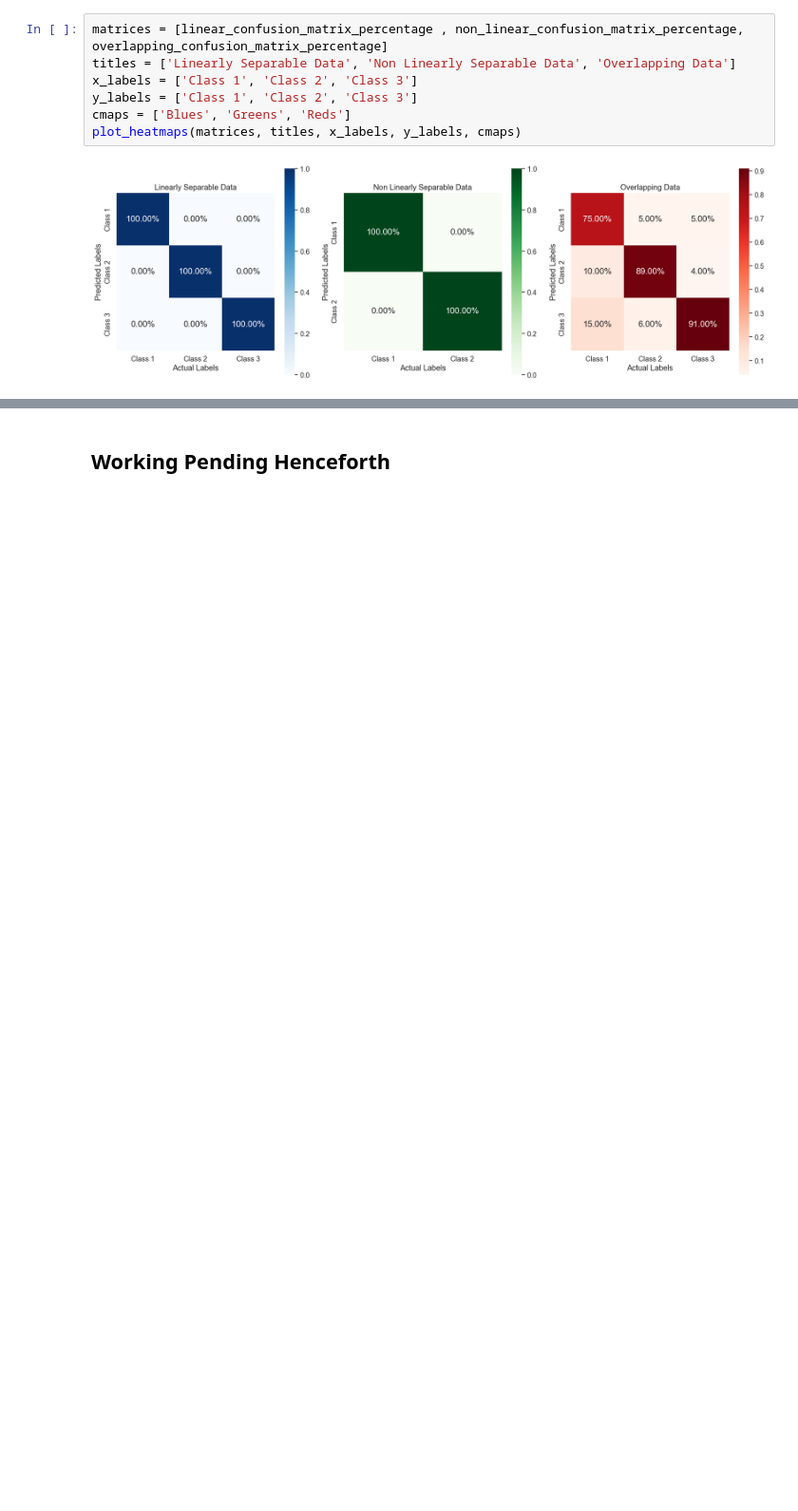
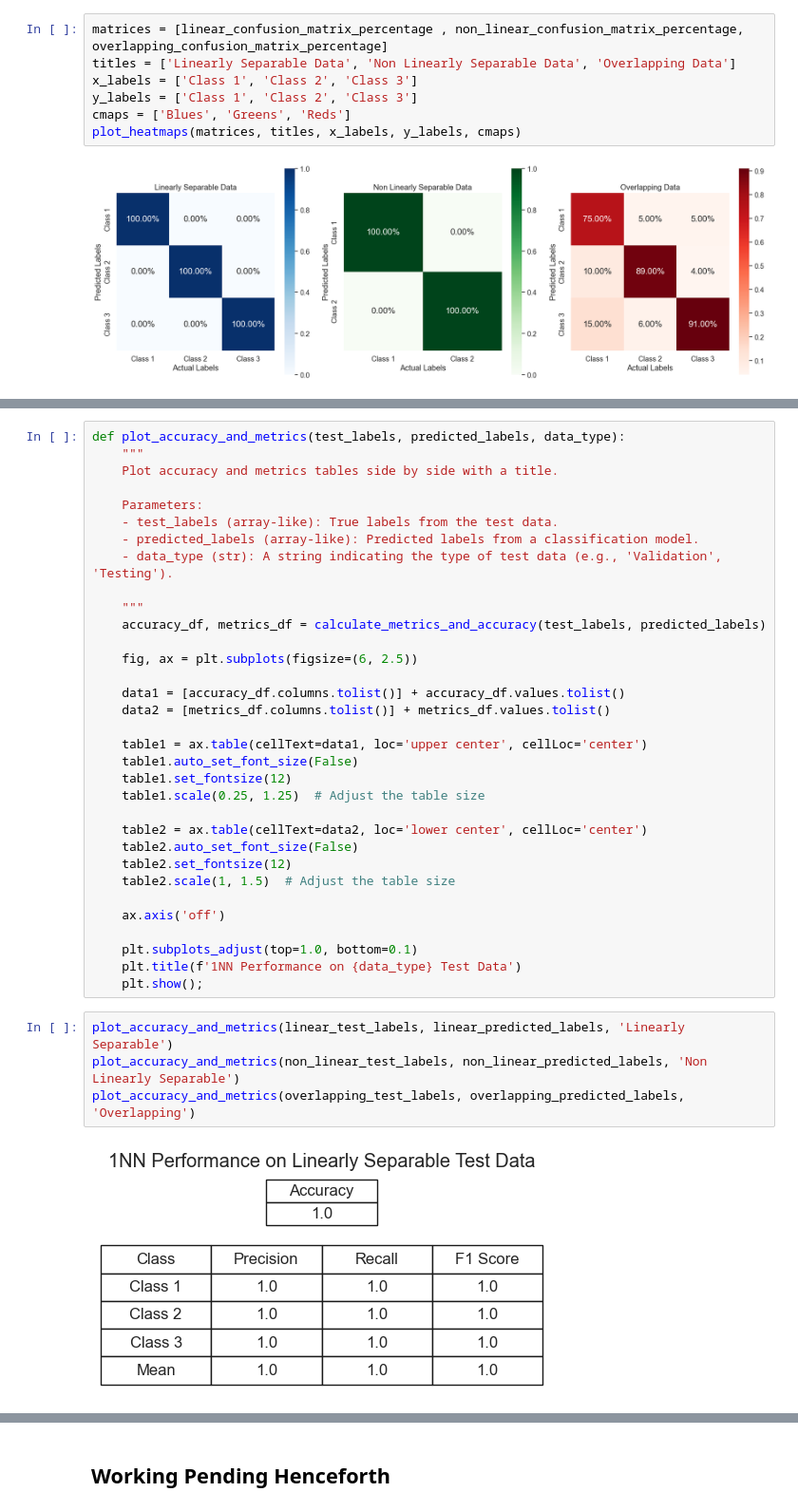
Before and after one commit to darthSoura/IML-Project-1, a Jupyter notebook: 1NN.ipynb, the cells around one changed output, grey strips where cells are left out. Shown at 95% size. Saved outputs shown, nothing was run; the diff lists cells and outputs as text; blank space fills up the shorter version.

```diff
--- a/1NN.ipynb
+++ b/1NN.ipynb
@@ -151,0 +192,39 @@ plot_heatmaps(matrices, titles, x_labels, y_labels, cmaps)
+# %%
+def plot_accuracy_and_metrics(test_labels, predicted_labels, data_type):
+    """
+    Plot accuracy and metrics tables side by side with a title.
+
+    Parameters:
+    - test_labels (array-like): True labels from the test data.
+    - predicted_labels (array-like): Predicted labels from a classification model.
+    - data_type (str): A string indicating the type of test data (e.g., 'Validation', 'Testing').
+
+    """
+    accuracy_df, metrics_df = calculate_metrics_and_accuracy(test_labels, predicted_labels)
+
+    fig, ax = plt.subplots(figsize=(6, 2.5))
+
+    data1 = [accuracy_df.columns.tolist()] + accuracy_df.values.tolist()
+    data2 = [metrics_df.columns.tolist()] + metrics_df.values.tolist()
+
+    table1 = ax.table(cellText=data1, loc='upper center', cellLoc='center')
+    table1.auto_set_font_size(False)
+    table1.set_fontsize(12)
+    table1.scale(0.25, 1.25)  # Adjust the table size
+
+    table2 = ax.table(cellText=data2, loc='lower center', cellLoc='center')
+    table2.auto_set_font_size(False)
+    table2.set_fontsize(12)
+    table2.scale(1, 1.5)  # Adjust the table size
+
+    ax.axis('off')
+
+    plt.subplots_adjust(top=1.0, bottom=0.1)
+    plt.title(f'1NN Performance on {data_type} Test Data')
+    plt.show();
+# %%
+plot_accuracy_and_metrics(linear_test_labels, linear_predicted_labels, 'Linearly Separable')
+plot_accuracy_and_metrics(non_linear_test_labels, non_linear_predicted_labels, 'Non Linearly Separable')
+plot_accuracy_and_metrics(overlapping_test_labels, overlapping_predicted_labels, 'Overlapping')
+# %% [output]
+[figure, added]
```
Also changed, not shown: parts of 9 cells of this notebook, 1 other file.
